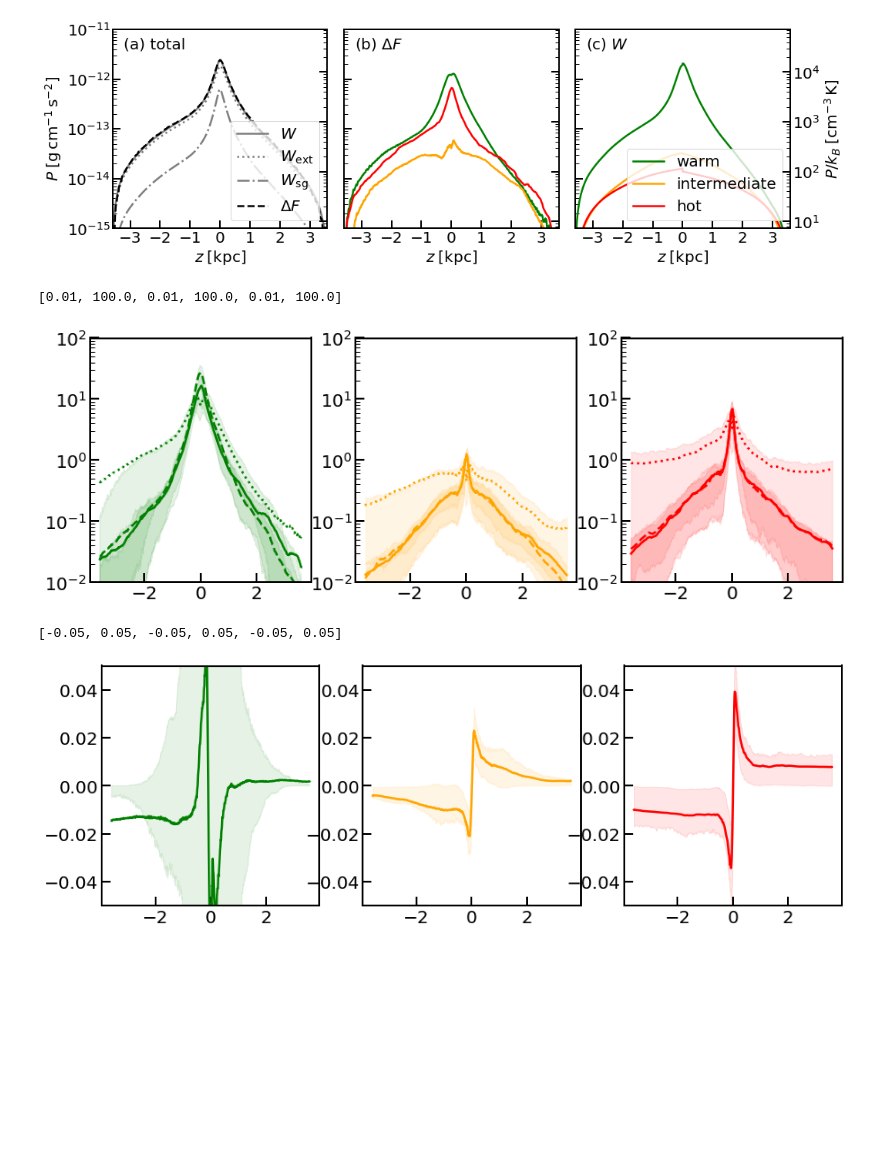
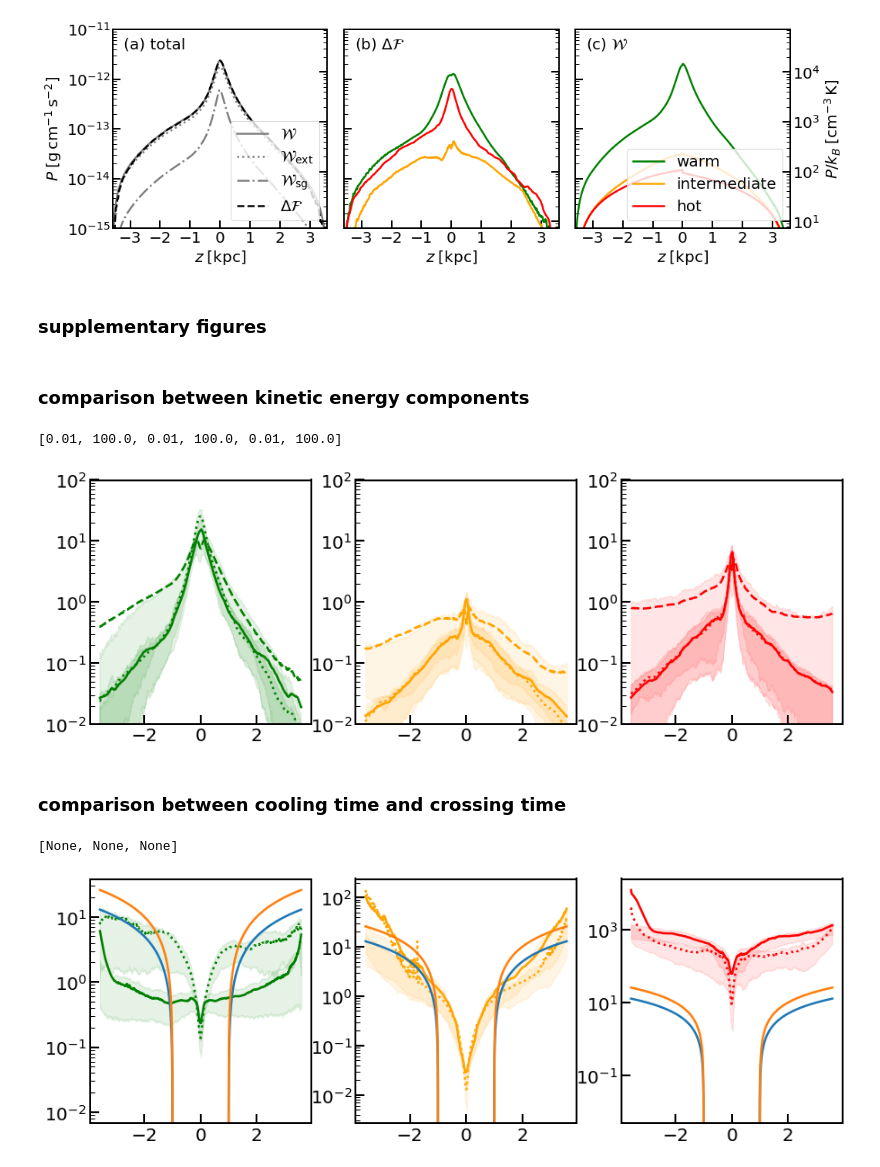
Before and after one commit to changgoo/TIGRESS_outflow, a Jupyter notebook: notebooks/vertical_profiles.ipynb, the cells around one changed output. Drawn from its saved outputs; the diff is of its cells as text; code cells hidden in the pictures; blank space fills up the shorter version.

Commit message:
Update figures and notebooks

```diff
--- a/notebooks/vertical_profiles.ipynb
+++ b/notebooks/vertical_profiles.ipynb
@@ -132,12 +119,12 @@ for j in range(3): axi = np.append(axi, ax[j].twinx())
 
 
 for i in range(3):
-    data_=data[i]
+    data_=data.isel(phase=i+2).to_array(dim='fields')
     zaxis=data_.zaxis
-    area=data_.sel(fields=b'A',taxis=slice(t1,t2))
-    Pth=data_.sel(fields=b'P',taxis=slice(t1,t2))
-    Pturb=2.0*data_.sel(fields=b'Ek3',taxis=slice(t1,t2))
-    Pmag=data_.sel(fields=[b'PB1',b'PB2',b'PB3']).sum(dim='fields')-data_.sel(fields=[b'PB3']).sum(dim='fields')*2.0
+    area=data_.sel(fields='A',taxis=slice(t1,t2))
+    Pth=data_.sel(fields='P',taxis=slice(t1,t2))
+    Pturb=2.0*data_.sel(fields='Ek3',taxis=slice(t1,t2))
+    Pmag=data_.sel(fields=['PB1','PB2','PB3']).sum(dim='fields')-data_.sel(fields=['PB3']).sum(dim='fields')*2.0
     Pmag=Pmag.sel(taxis=slice(t1,t2))
     for j,P in zip(range(3),[Pth,Pturb,Pmag]):
         #print(P.shape)
@@ -255,16 +257,20 @@ plt.tight_layout()
 plt.savefig("../figures/vertical_equilibrium.pdf",bbox_inches='tight',dpi=150)
 # %% [output]
 [figure]
+# %% [markdown]
+### supplementary figures
+# %% [markdown]
+### comparison between kinetic energy components
 # %%
 f, ax = plt.subplots(1,3, figsize=(15,5))
 
 for i in range(3):
-    data_=data[i]
+    data_=data.isel(phase=i+2).to_array(dim='fields')
     zaxis=data_.zaxis
     area=1024*1024.
-    Ek1=data_.sel(fields=b'Ek1',taxis=slice(t1,t2))
-    Ek2=data_.sel(fields=b'Ek2',taxis=slice(t1,t2))
-    Ek3=data_.sel(fields=b'Ek3',taxis=slice(t1,t2))
+    Ek1=data_.sel(fields='Ek1',taxis=slice(t1,t2))
+    Ek2=data_.sel(fields='Ek2',taxis=slice(t1,t2))
+    Ek3=data_.sel(fields='Ek3',taxis=slice(t1,t2))
 
     for j,P in zip(range(3),[Ek1,Ek2,Ek3]):
         #print(P.shape)
@@ -277,27 +283,32 @@ plt.setp(ax,'yscale','log')
 plt.setp(ax,'ylim',(1.e-2,1.e2))
 # %% [output]
 [0.01, 100.0, 0.01, 100.0, 0.01, 100.0]
-[figure, old version]
+[figure, new version]
+# %% [markdown]
+### comparison between cooling time and crossing time
 # %%
 f, ax = plt.subplots(1,3, figsize=(15,5))
 
+
 for i in range(3):
-    data_=data[i]
+    data_=data.isel(phase=i+2).to_array(dim='fields')
     zaxis=data_.zaxis
     area=1024*1024.
-    d=data_.sel(fields=b'M3',taxis=slice(t1,t2))
-    #Ek2=data_.sel(fields=b'Ek2',taxis=slice(t1,t2))
-    #Ek3=data_.sel(fields=b'Ek3',taxis=slice(t1,t2))
-
-    for j,P in zip(range(1),[d]):
-        #print(P.shape)
-        qmean=np.nanmean(P/area,axis=1)
-        q1,q2,q3=np.nanpercentile(P/area,[25,50,75],axis=1)
+    cool=data_.sel(fields='cool',taxis=slice(t1,t2))
+    heat=data_.sel(fields='heat',taxis=slice(t1,t2))
+    P=data_.sel(fields='P',taxis=slice(t1,t2))
+    Pturb=2.0*data_.sel(fields='Ek3',taxis=slice(t1,t2))
+    tcool=1.5*P/cool
+    tcool_turb=Pturb/cool
+    for j,P in zip(range(2),[tcool,tcool_turb]):
+        qmean=np.nanmean(P,axis=1)
+        q1,q2,q3=np.nanpercentile(P,[25,50,75],axis=1)
         ax[i].plot(zaxis/1.e3,qmean,label=Plabel[j], ls=linestyle[j], color=color[i])
-        #ax[i].plot(zaxis/1.e3,q2,label=label[i], ls=linestyle[j], color=color[i],linewidth=1)
         ax[i].fill_between(zaxis/1.e3,q1,q3,color=color[i],alpha=0.1)
-#plt.setp(ax,'yscale','log')
-plt.setp(ax,'ylim',(-5.e-2,5.e-2))
+    ax[i].plot(zaxis/1.e3,(np.abs(zaxis)-1000.)/200.)
+    ax[i].plot(zaxis/1.e3,(np.abs(zaxis)-1000.)/100.)
+plt.setp(ax,'yscale','log')
+#plt.setp(ax,'ylim',(1.e-4,1.e4))
 # %% [output]
-[-0.05, 0.05, -0.05, 0.05, -0.05, 0.05]
+[None, None, None]
-[figure, old version]
+[figure, new version]
```
Also changed, not shown: parts of 14 cells of this notebook, 9 other files.
